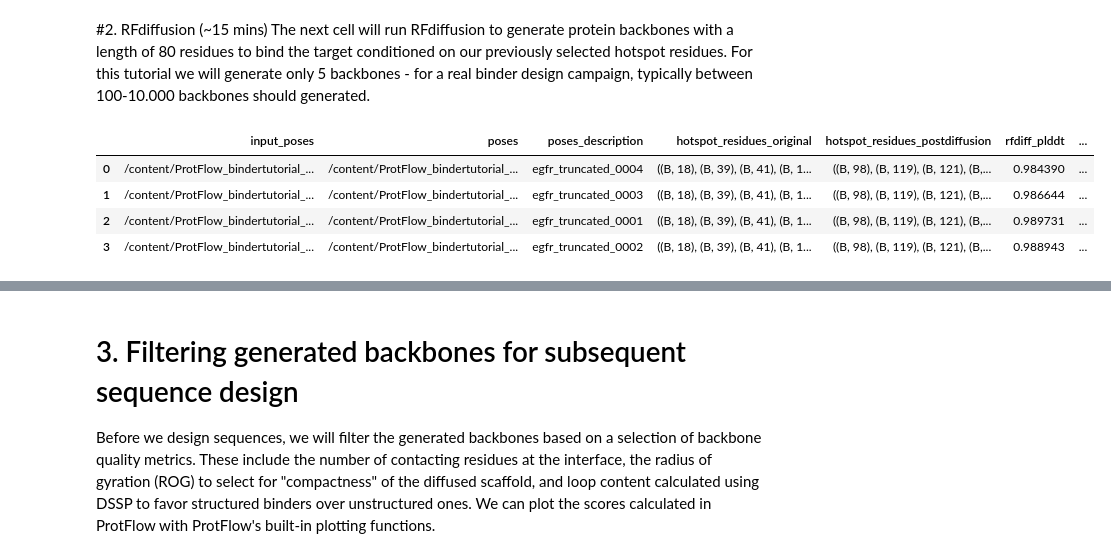
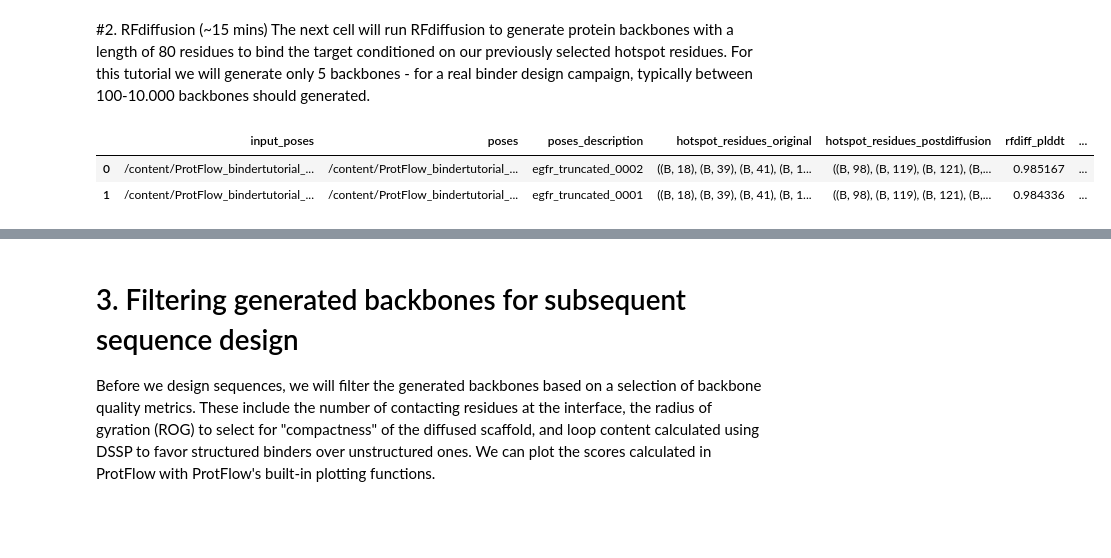
Before and after one commit to mabr3112/ProtFlow, a Jupyter notebook: examples/colab_tutorials/ProtFlow_tutorial_binderdesign_uv.ipynb, the cells around one changed output, grey strips where cells are left out. Cells and saved outputs as stored; diff of their text form; code cells hidden in the pictures; blank space fills up the shorter version.

```diff
--- a/examples/colab_tutorials/ProtFlow_tutorial_binderdesign_uv.ipynb
+++ b/examples/colab_tutorials/ProtFlow_tutorial_binderdesign_uv.ipynb
@@ -703,33 +700,31 @@ The next cell will run RFdiffusion to generate protein backbones with a length o
 # %%
 from protflow.utils.biopython_tools import load_structure_from_pdbfile, get_sequence_from_pose
 from protflow.tools.rfdiffusion import RFdiffusion
 
 rfdiffusion = RFdiffusion(jobstarter=jobstarter)  # set up rfdiffusion
 
 # define diffusion contig (B1-162 is the receptor EGFR, binder should be 80 residues)
 contig = "B1-162/0 80-80"
 # define path to Beta model (comes with RFdiffusion)
 beta_model_path = "/content/RFdiffusion/models/Complex_beta_ckpt.pt"
 
 # rfdiffusion options, same as whenever hen running rfdiffusion on the cmd line
 diff_opts = f"diffuser.T=50 'contigmap.contigs=[{contig}]' 'ppi.hotspot_res=[{hotspot_residues}]' inference.ckpt_override_path={beta_model_path}"
 
 # run rfdiffusion
 rfdiffusion.run(
     poses=poses,
     prefix='rfdiff',
-    num_diffusions=4, # roughly 3 min/per design
+    num_diffusions=2, # roughly 3 min/per design
     options=diff_opts,
     fail_on_missing_output_poses=False,
     update_motifs=['hotspot_residues_postdiffusion'],
 )
 display(poses.df)
 # %% [output]
 |  | input_poses | poses | poses_description | hotspot_residues_original | hotspot_residues_postdiffusion | rfdiff_plddt | ... |
-| 0 | /content/ProtFlow_bindertutorial_... | /content/ProtFlow_bindertutorial_... | egfr_truncated_0004 | ((B, 18), (B, 39), (B, 41), (B, 1... | ((B, 98), (B, 119), (B, 121), (B,... | 0.984390 | ... |
-| 1 | /content/ProtFlow_bindertutorial_... | /content/ProtFlow_bindertutorial_... | egfr_truncated_0003 | ((B, 18), (B, 39), (B, 41), (B, 1... | ((B, 98), (B, 119), (B, 121), (B,... | 0.986644 | ... |
-| 2 | /content/ProtFlow_bindertutorial_... | /content/ProtFlow_bindertutorial_... | egfr_truncated_0001 | ((B, 18), (B, 39), (B, 41), (B, 1... | ((B, 98), (B, 119), (B, 121), (B,... | 0.989731 | ... |
-| 3 | /content/ProtFlow_bindertutorial_... | /content/ProtFlow_bindertutorial_... | egfr_truncated_0002 | ((B, 18), (B, 39), (B, 41), (B, 1... | ((B, 98), (B, 119), (B, 121), (B,... | 0.988943 | ... |
+| 0 | /content/ProtFlow_bindertutorial_... | /content/ProtFlow_bindertutorial_... | egfr_truncated_0002 | ((B, 18), (B, 39), (B, 41), (B, 1... | ((B, 98), (B, 119), (B, 121), (B,... | 0.985167 | ... |
+| 1 | /content/ProtFlow_bindertutorial_... | /content/ProtFlow_bindertutorial_... | egfr_truncated_0001 | ((B, 18), (B, 39), (B, 41), (B, 1... | ((B, 98), (B, 119), (B, 121), (B,... | 0.984336 | ... |
 # %%
 pdb_files = poses.df["poses"].to_list()
 show_proteins_with_interfaces(pdb_files, width=500, height=400, grid_cols=2, show_interface_surface=False)
```
Also changed, not shown: parts of 19 cells of this notebook.
